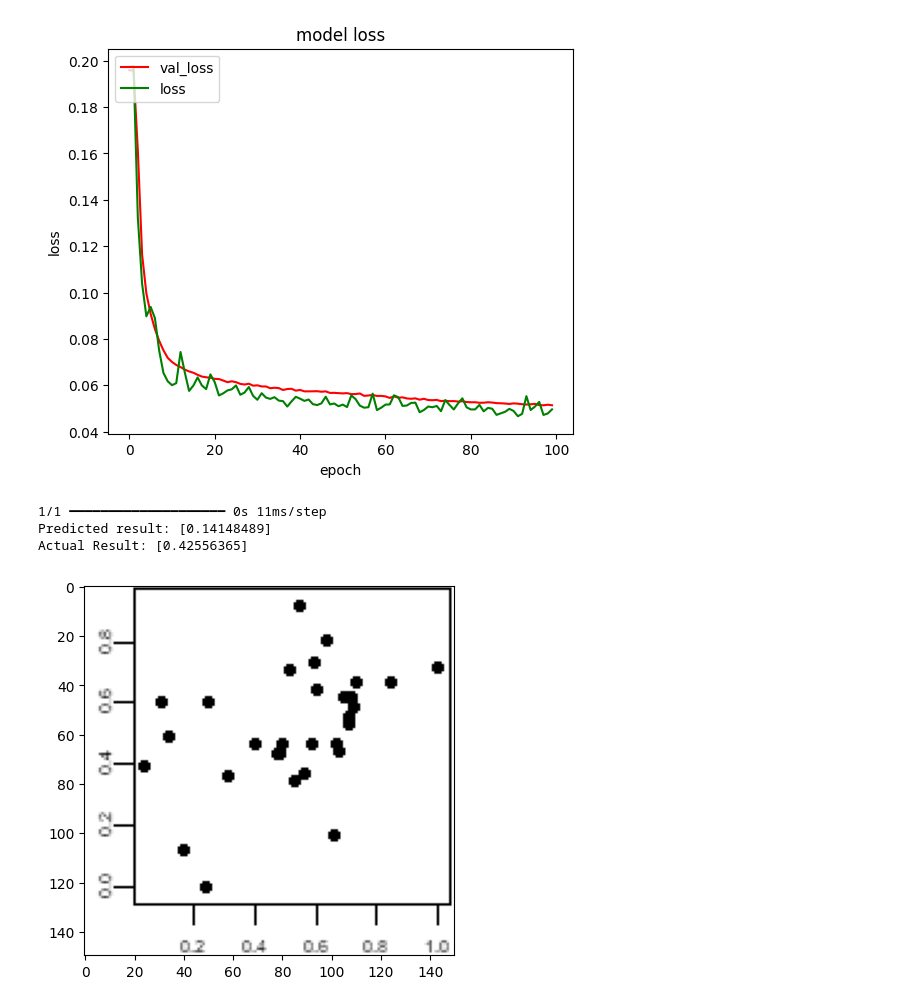
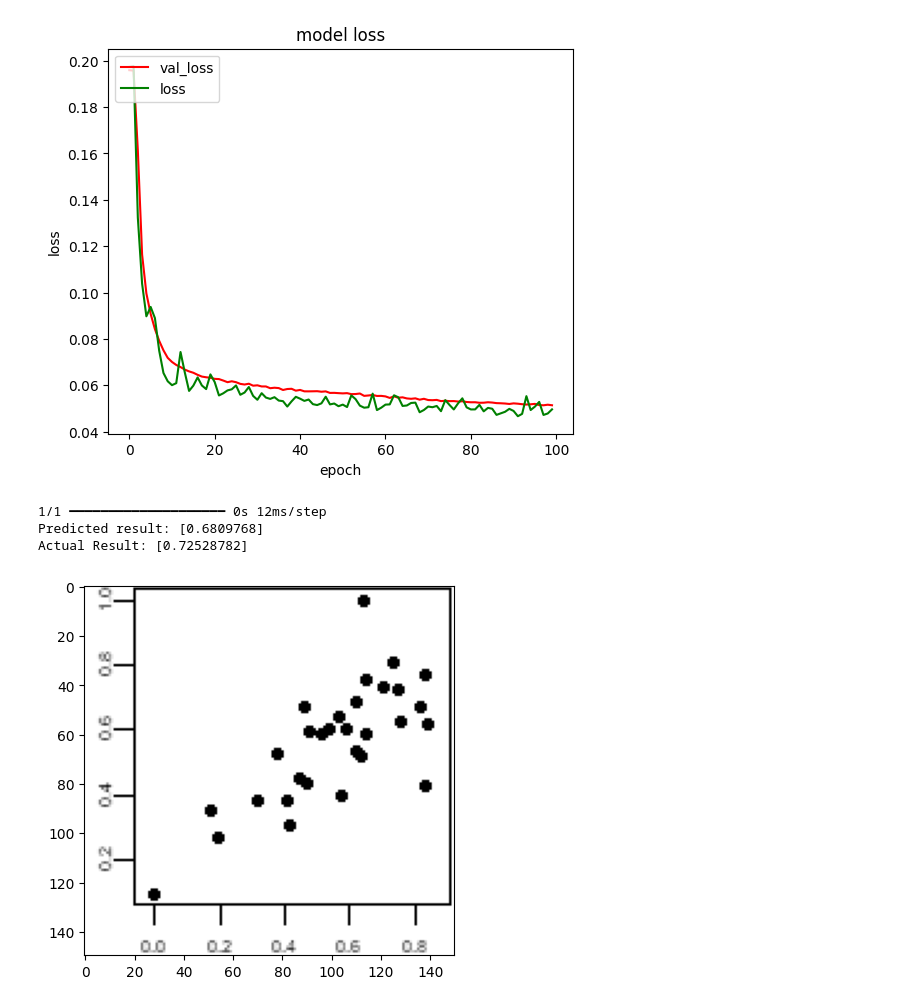
Before and after one commit to Shashan-k/Projects, a Jupyter notebook: img_corr/img_corr.ipynb, the cells around one changed output. Cells and saved outputs as stored; diff of their text form; code cells hidden in the pictures.

```diff
--- a/img_corr/img_corr.ipynb
+++ b/img_corr/img_corr.ipynb
@@ -174,24 +174,24 @@ plt.show()
 # %% [output]
 [figure]
 # %%
-test_image_path = 'images/pmgybapv.png'
+test_image_path = 'images/emrjcoap.png'
 test_image = tf.keras.preprocessing.image.load_img(test_image_path, target_size=(150, 150), color_mode='grayscale')
 test_image = tf.keras.preprocessing.image.img_to_array(test_image)
 test_image = np.expand_dims(test_image, axis=0)
 test_image = test_image / 255.0
 prediction = model.predict(test_image)
 test_image = np.squeeze(test_image, axis=0)  # Remove the batch dimension
 test_image = np.squeeze(test_image, axis=-1)
 plt.imshow(test_image,cmap='gray')
 
 
 print("Predicted result:", prediction[0]) # Predicted
 
 image_id = test_image_path.split('/')[-1].split('.')[0]
 score = corr_df.loc[corr_df['id'] == image_id, 'corr'].values
 print("Actual Result:", score)
 # %% [output]
-1/1 ━━━━━━━━━━━━━━━━━━━━ 0s 11ms/step
-Predicted result: [0.14148489]
-Actual Result: [0.42556365]
+1/1 ━━━━━━━━━━━━━━━━━━━━ 0s 12ms/step
+Predicted result: [0.6809768]
+Actual Result: [0.72528782]
-[figure, old version]
+[figure, new version]
```
